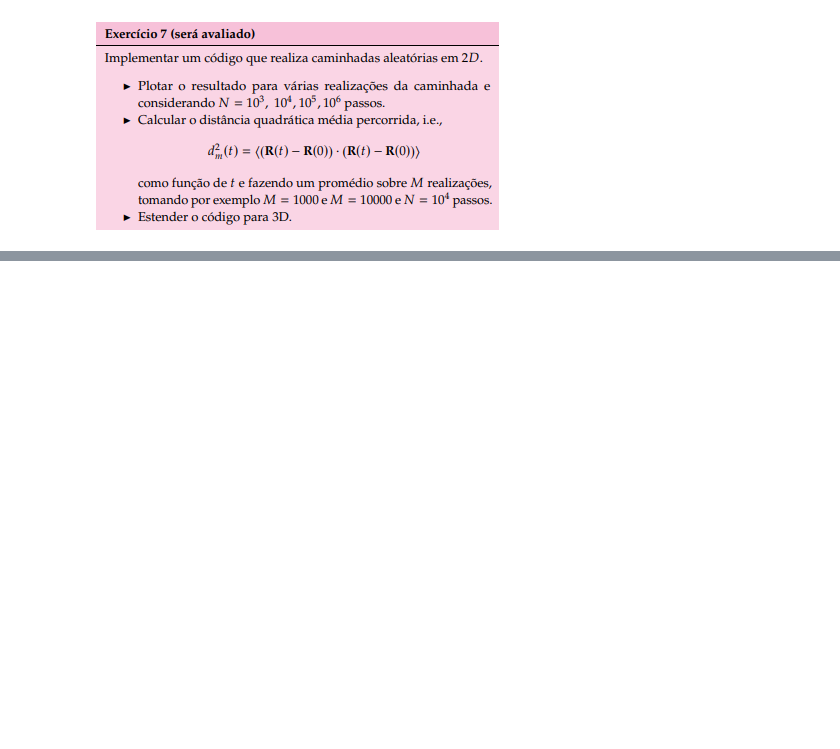
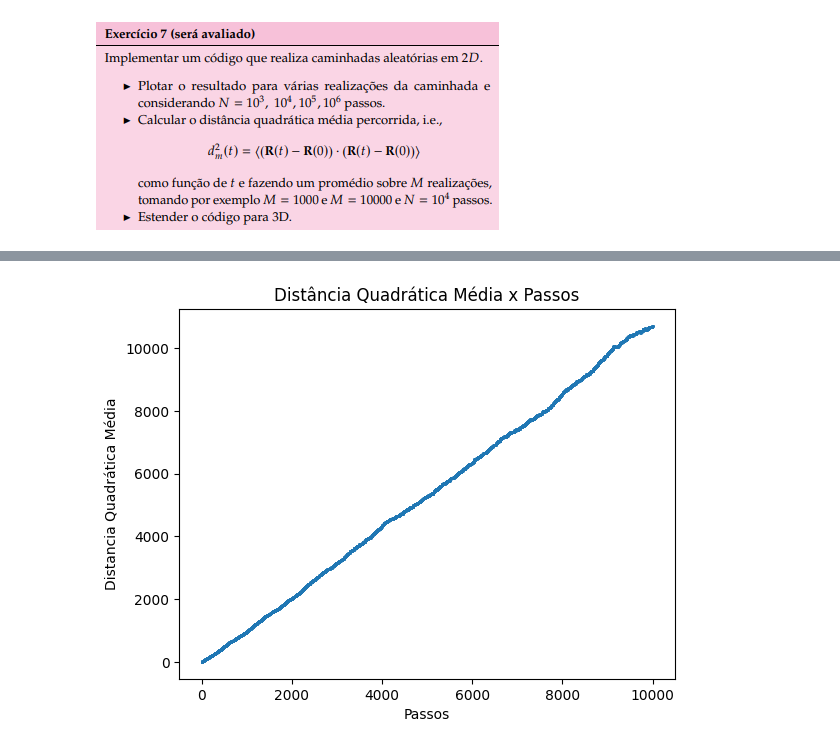
Before and after one commit to matncb/fund-prog, a Jupyter notebook: lista2/ex7.ipynb, the cells around one changed output, grey strips where cells are left out. Saved outputs shown, nothing was run; the diff lists cells and outputs as text; code cells hidden in the pictures; blank space fills up the shorter version.

```diff
--- a/lista2/ex7.ipynb
+++ b/lista2/ex7.ipynb
@@ -29,0 +51,4 @@ array([0, 1])
+# %%
+main_2d(10000,1, analise=True, M=1000)
+# %% [output]
+[figure, added]
```
Also changed, not shown: parts of 7 cells of this notebook.
